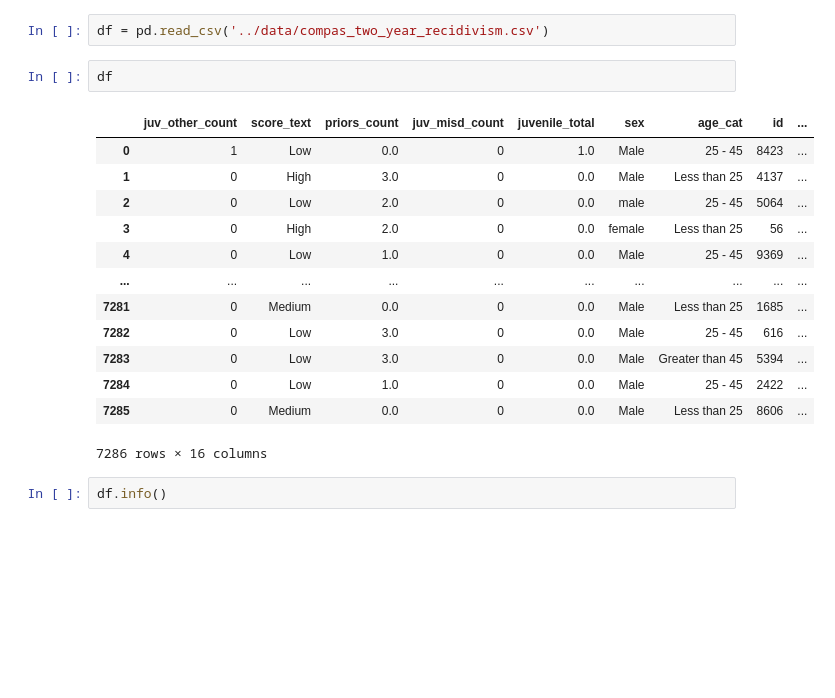
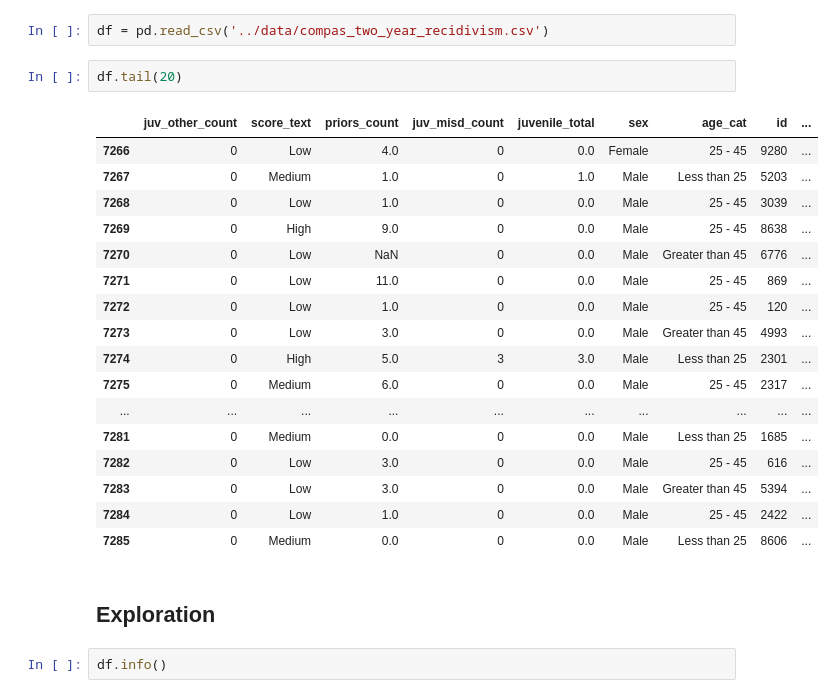
Before and after one commit to Dari212/ETAI-Pipeline, a Jupyter notebook: notebooks/01-explore-data.ipynb, the cells around one changed output. Drawn from its saved outputs; the diff is of its cells as text; blank space fills up the shorter version.

```diff
--- a/notebooks/01-explore-data.ipynb
+++ b/notebooks/01-explore-data.ipynb
@@ -13,21 +14,27 @@ Python Version: 3.13.0 (tags/v3.13.0:60403a5, Oct  7 2024, 09:38:07) [MSC v.1941
 # %%
 df = pd.read_csv('../data/compas_two_year_recidivism.csv')
 # %%
-df
+df.tail(20)
 # %% [output]
 |  | juv_other_count | score_text | priors_count | juv_misd_count | juvenile_total | sex | age_cat | id | ... |
-| 0 | 1 | Low | 0.0 | 0 | 1.0 | Male | 25 - 45 | 8423 | ... |
-| 1 | 0 | High | 3.0 | 0 | 0.0 | Male | Less than 25 | 4137 | ... |
-| 2 | 0 | Low | 2.0 | 0 | 0.0 | male | 25 - 45 | 5064 | ... |
-| 3 | 0 | High | 2.0 | 0 | 0.0 | female | Less than 25 | 56 | ... |
-| 4 | 0 | Low | 1.0 | 0 | 0.0 | Male | 25 - 45 | 9369 | ... |
+| 7266 | 0 | Low | 4.0 | 0 | 0.0 | Female | 25 - 45 | 9280 | ... |
+| 7267 | 0 | Medium | 1.0 | 0 | 1.0 | Male | Less than 25 | 5203 | ... |
+| 7268 | 0 | Low | 1.0 | 0 | 0.0 | Male | 25 - 45 | 3039 | ... |
+| 7269 | 0 | High | 9.0 | 0 | 0.0 | Male | 25 - 45 | 8638 | ... |
+| 7270 | 0 | Low | NaN | 0 | 0.0 | Male | Greater than 45 | 6776 | ... |
+| 7271 | 0 | Low | 11.0 | 0 | 0.0 | Male | 25 - 45 | 869 | ... |
+| 7272 | 0 | Low | 1.0 | 0 | 0.0 | Male | 25 - 45 | 120 | ... |
+| 7273 | 0 | Low | 3.0 | 0 | 0.0 | Male | Greater than 45 | 4993 | ... |
+| 7274 | 0 | High | 5.0 | 3 | 3.0 | Male | Less than 25 | 2301 | ... |
+| 7275 | 0 | Medium | 6.0 | 0 | 0.0 | Male | 25 - 45 | 2317 | ... |
 | ... | ... | ... | ... | ... | ... | ... | ... | ... | ... |
 | 7281 | 0 | Medium | 0.0 | 0 | 0.0 | Male | Less than 25 | 1685 | ... |
 | 7282 | 0 | Low | 3.0 | 0 | 0.0 | Male | 25 - 45 | 616 | ... |
 | 7283 | 0 | Low | 3.0 | 0 | 0.0 | Male | Greater than 45 | 5394 | ... |
 | 7284 | 0 | Low | 1.0 | 0 | 0.0 | Male | 25 - 45 | 2422 | ... |
 | 7285 | 0 | Medium | 0.0 | 0 | 0.0 | Male | Less than 25 | 8606 | ... |
-7286 rows × 16 columns
+# %% [markdown]
+## Exploration
 # %%
 df.info()
 # %% [output]
```
Also changed, not shown: parts of 29 cells of this notebook.
